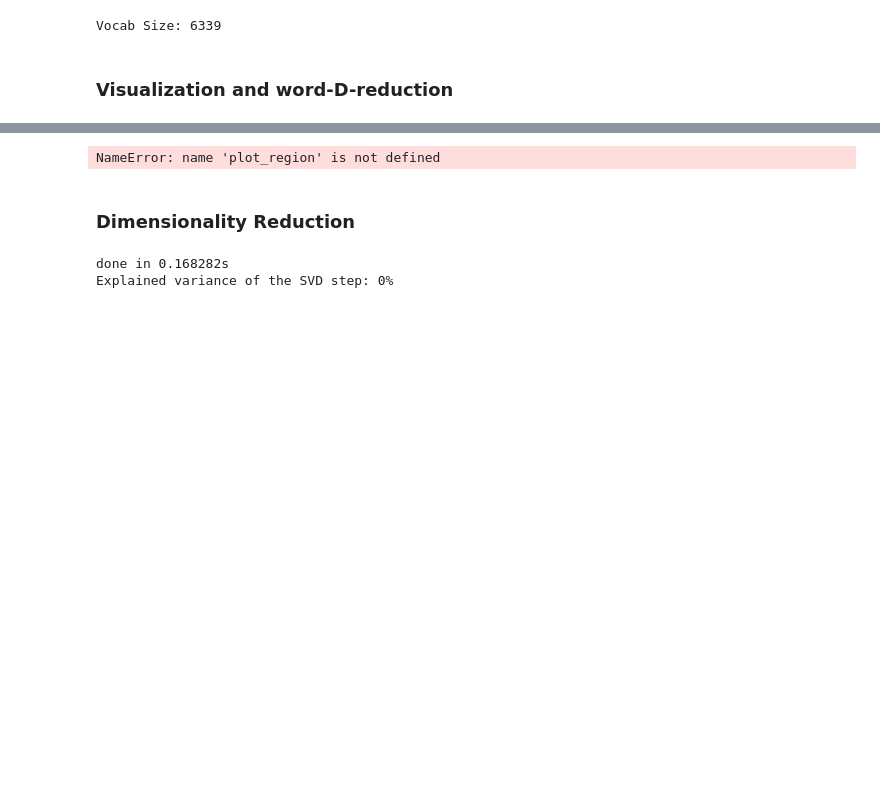
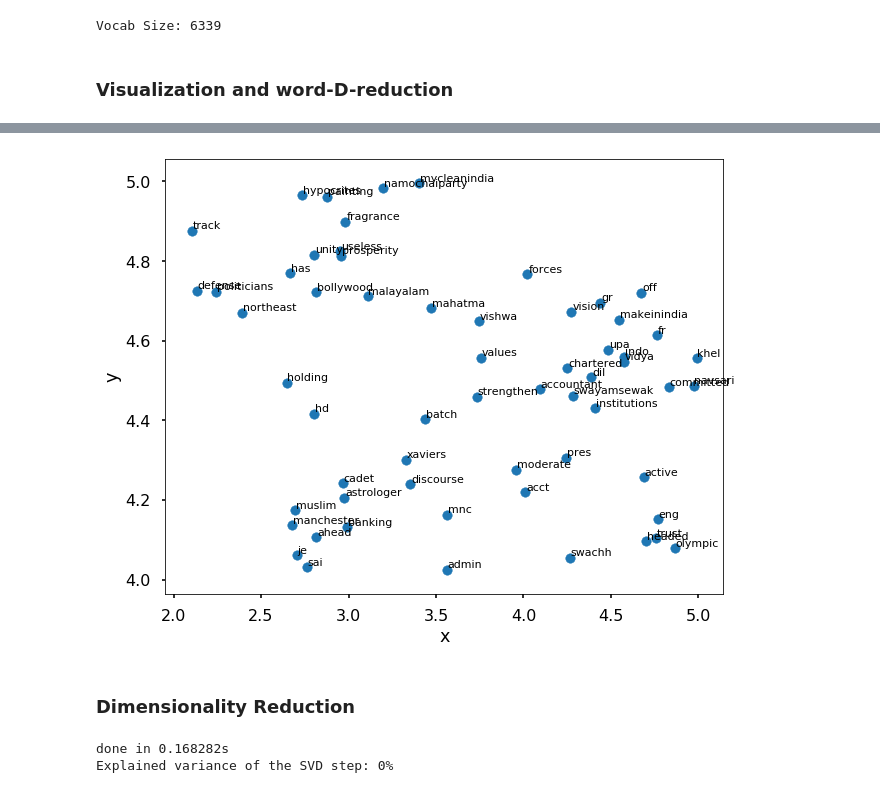
Before and after one commit to Parassharmaa/cortex-ai, a Jupyter notebook: src/cortex/bio-classifier/bio_clustering.ipynb, the cells around one changed output, grey strips where cells are left out. Saved outputs shown, nothing was run; the diff lists cells and outputs as text; code cells hidden in the pictures; blank space fills up the shorter version.

```diff
--- a/src/cortex/bio-classifier/bio_clustering.ipynb
+++ b/src/cortex/bio-classifier/bio_clustering.ipynb
@@ -213,11 +210,11 @@ def plot_region(x_bounds, y_bounds):
     except:
         print("No word in this region")
 # %%
-plot_region(x_bounds=(0,1.9), y_bounds=(-0.1, 1.5))
+plot_region(x_bounds=(2, 5), y_bounds=(4, 5))
 
 plt.show()
 # %% [output]
-NameError: name 'plot_region' is not defined
+[figure, added]
 # %% [markdown]
 ### Dimensionality Reduction
 # %%
```
Also changed, not shown: parts of 8 cells of this notebook, 1 other file.
